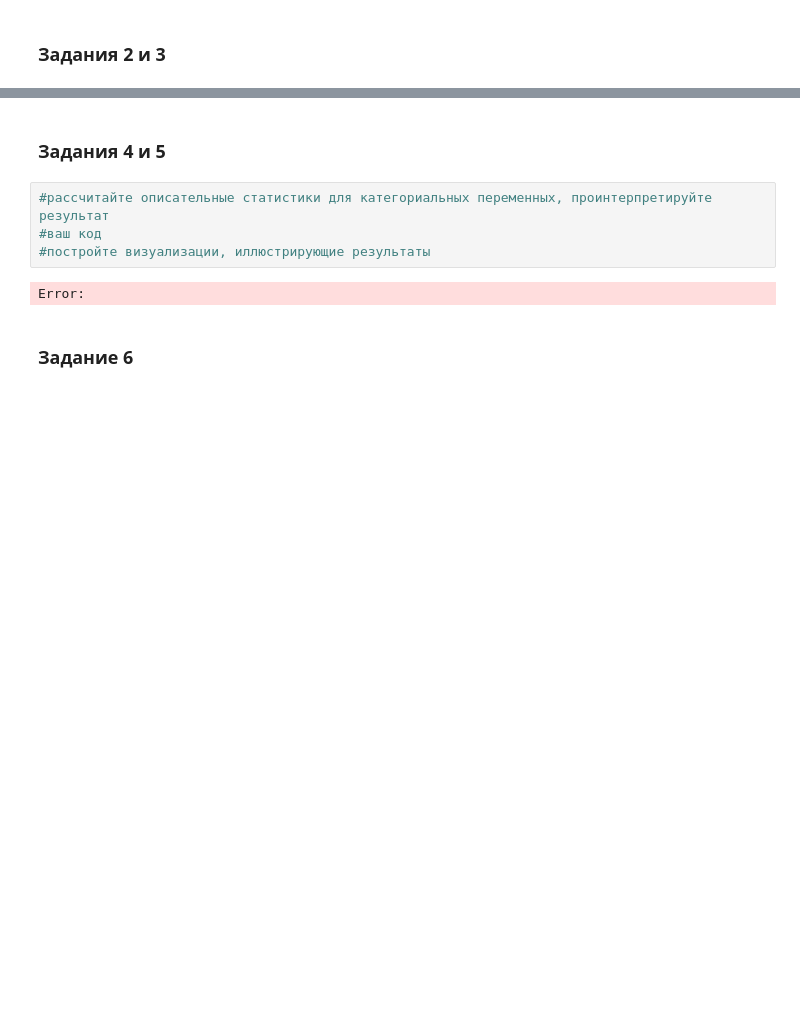
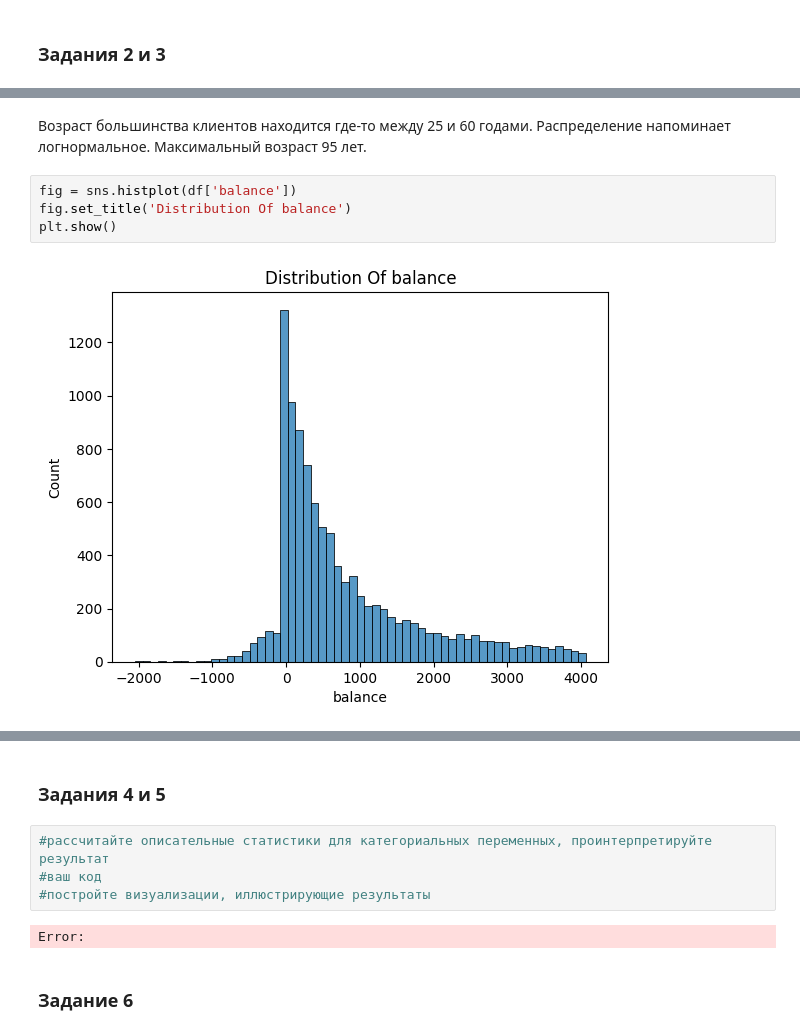
Before and after one commit to Blooodniy/PROJECT-4, a Jupyter notebook: Project_4_ML copy.ipynb, the cells around one changed output, grey strips where cells are left out. Drawn from its saved outputs; the diff is of its cells as text; blank space fills up the shorter version.

```diff
--- a/Project_4_ML copy.ipynb
+++ b/Project_4_ML copy.ipynb
@@ -145,0 +157,8 @@ Error:
+# %% [markdown]
+Возраст большинства клиентов находится где-то между 25 и 60 годами. Распределение напоминает логнормальное. Максимальный возраст 95 лет.
+# %%
+fig = sns.histplot(df['balance'])
+fig.set_title('Distribution Of balance')
+plt.show()
+# %% [output]
+[figure, added]
```
Also changed, not shown: parts of 14 cells of this notebook.
